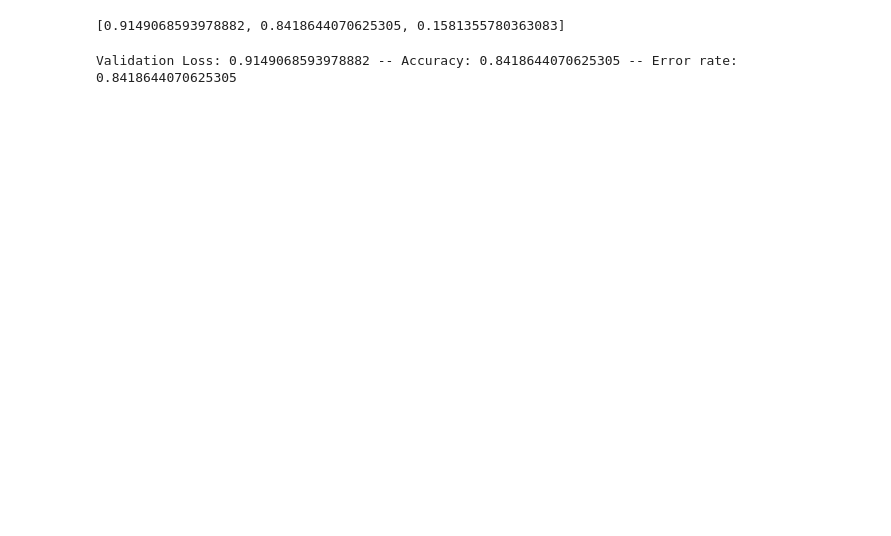
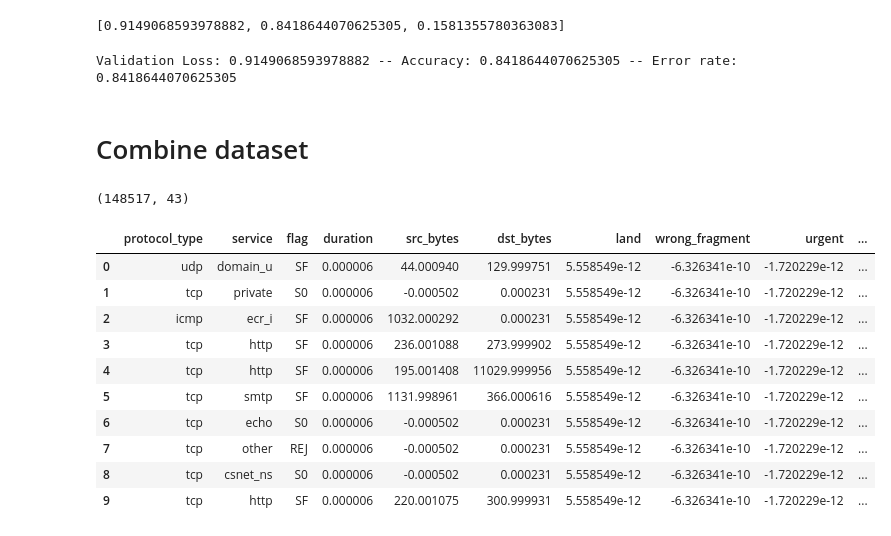
Before and after one commit to Eddy-Emmanuel/Anomaly-Detection-FastAI, a Jupyter notebook: Anomaly_Detection.ipynb, the cells around one changed output. Drawn from its saved outputs; the diff is of its cells as text; code cells hidden in the pictures; blank space fills up the shorter version.

```diff
--- a/Anomaly_Detection.ipynb
+++ b/Anomaly_Detection.ipynb
@@ -348,3 +348,11 @@ print(f"Validation Loss: {results[0]} -- Accuracy: {results[1]} -- Error rate: {
 Validation Loss: 0.9149068593978882 -- Accuracy: 0.8418644070625305 -- Error rate: 0.8418644070625305
 # %%
 anomaly_learner.export("anomaly_learner.pkl")
+# %% [markdown]
+# Combine dataset
+# %%
+comb_df = pd.concat([df_train, df_test], axis=0)
+
+comb_df.shape
+# %% [output]
+(148517, 43)
@@ -350,0 +369,14 @@ anomaly_learner.export("anomaly_learner.pkl")
+# %%
+comb_dataloader.show_batch()
+# %% [output]
+|  | protocol_type | service | flag | duration | src_bytes | dst_bytes | land | wrong_fragment | urgent | ... |
+| 0 | udp | domain_u | SF | 0.000006 | 44.000940 | 129.999751 | 5.558549e-12 | -6.326341e-10 | -1.720229e-12 | ... |
+| 1 | tcp | private | S0 | 0.000006 | -0.000502 | 0.000231 | 5.558549e-12 | -6.326341e-10 | -1.720229e-12 | ... |
+| 2 | icmp | ecr_i | SF | 0.000006 | 1032.000292 | 0.000231 | 5.558549e-12 | -6.326341e-10 | -1.720229e-12 | ... |
+| 3 | tcp | http | SF | 0.000006 | 236.001088 | 273.999902 | 5.558549e-12 | -6.326341e-10 | -1.720229e-12 | ... |
+| 4 | tcp | http | SF | 0.000006 | 195.001408 | 11029.999956 | 5.558549e-12 | -6.326341e-10 | -1.720229e-12 | ... |
+| 5 | tcp | smtp | SF | 0.000006 | 1131.998961 | 366.000616 | 5.558549e-12 | -6.326341e-10 | -1.720229e-12 | ... |
+| 6 | tcp | echo | S0 | 0.000006 | -0.000502 | 0.000231 | 5.558549e-12 | -6.326341e-10 | -1.720229e-12 | ... |
+| 7 | tcp | other | REJ | 0.000006 | -0.000502 | 0.000231 | 5.558549e-12 | -6.326341e-10 | -1.720229e-12 | ... |
+| 8 | tcp | csnet_ns | S0 | 0.000006 | -0.000502 | 0.000231 | 5.558549e-12 | -6.326341e-10 | -1.720229e-12 | ... |
+| 9 | tcp | http | SF | 0.000006 | 220.001075 | 300.999931 | 5.558549e-12 | -6.326341e-10 | -1.720229e-12 | ... |
```
Also changed, not shown: parts of 9 cells of this notebook.
